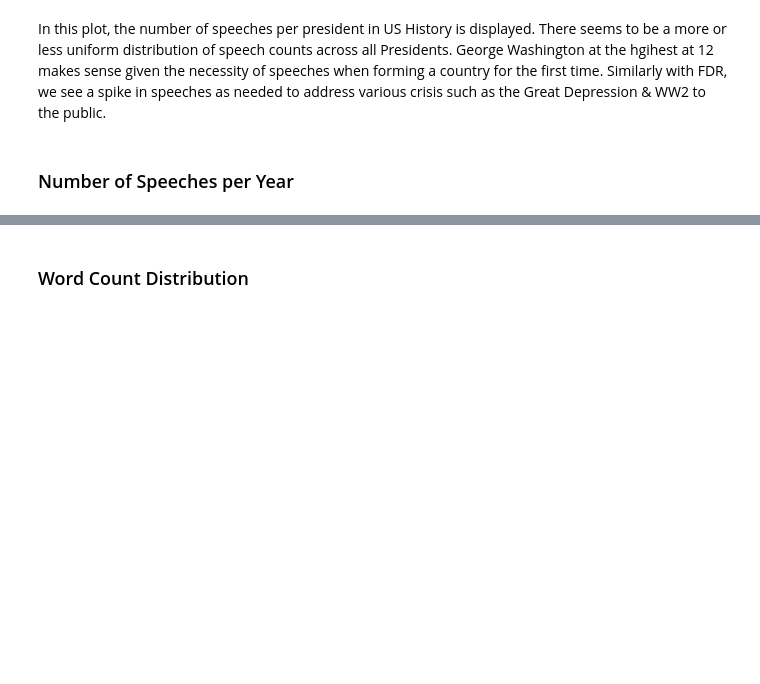
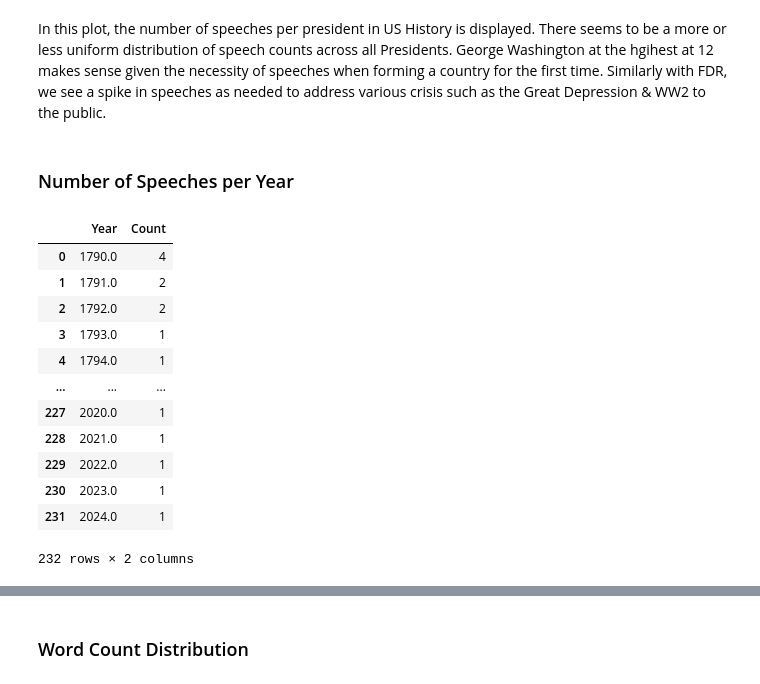
Before and after one commit to UCB-stat-159-f25/proj02-group19, a Jupyter notebook: nlp-P01.ipynb, the cells around one changed output, grey strips where cells are left out. Drawn from its saved outputs; the diff is of its cells as text; code cells hidden in the pictures; blank space fills up the shorter version.

```diff
--- a/nlp-P01.ipynb
+++ b/nlp-P01.ipynb
@@ -56,3 +54,21 @@ plt.savefig("outputs/number_speeches_president.png")
 In this plot, the number of speeches per president in US History is displayed. There seems to be a more or less uniform distribution of speech counts across all Presidents. George Washington at the hgihest at 12 makes sense given the necessity of speeches when forming a country for the first time. Similarly with FDR, we see a spike in speeches as needed to address various crisis such as the Great Depression & WW2 to the public.
 # %% [markdown]
 ### Number of Speeches per Year
+# %%
+grouped_frame = sou[["Year", "Text"]].groupby("Year").agg("count").reset_index()
+grouped_frame = grouped_frame.rename(columns={"Text": "Count"})
+grouped_frame
+# %% [output]
+|  | Year | Count |
+| 0 | 1790.0 | 4 |
+| 1 | 1791.0 | 2 |
+| 2 | 1792.0 | 2 |
+| 3 | 1793.0 | 1 |
+| 4 | 1794.0 | 1 |
+| ... | ... | ... |
+| 227 | 2020.0 | 1 |
+| 228 | 2021.0 | 1 |
+| 229 | 2022.0 | 1 |
+| 230 | 2023.0 | 1 |
+| 231 | 2024.0 | 1 |
+232 rows × 2 columns
```
Also changed, not shown: parts of 3 cells of this notebook, 2 other files.
